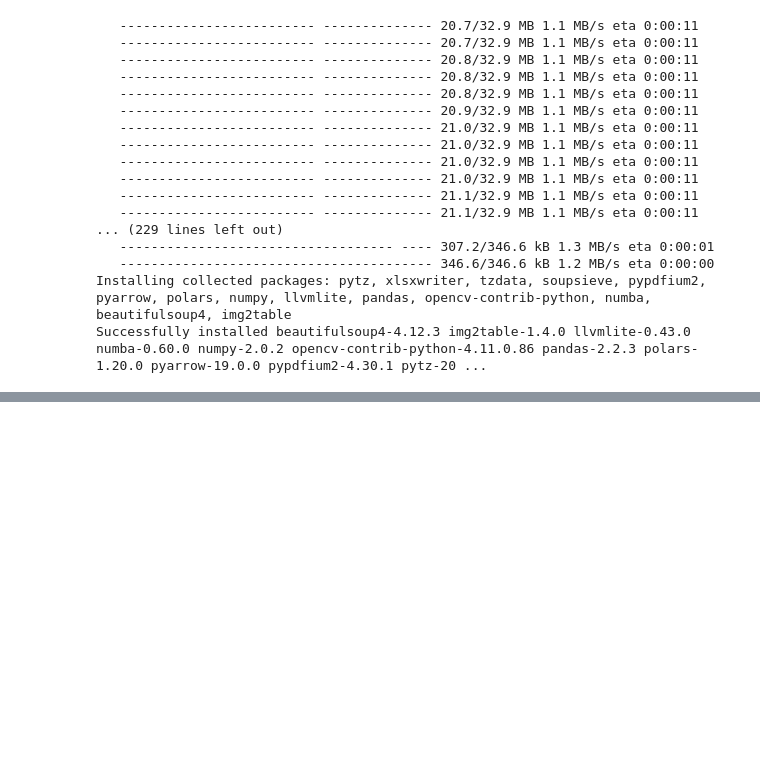
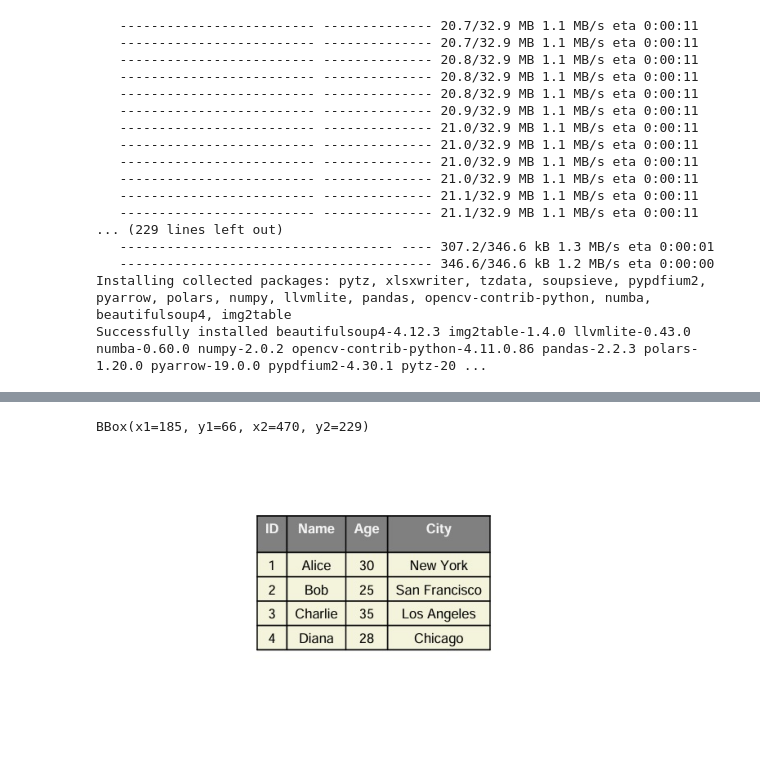
Before and after one commit to diemvs/table-parser, a Jupyter notebook: img2table/img2table_usage.ipynb, the cells around one changed output, grey strips where cells are left out. Saved outputs shown, nothing was run; the diff lists cells and outputs as text; code cells hidden in the pictures; blank space fills up the shorter version.

Commit message:
table detection example

```diff
--- a/img2table/img2table_usage.ipynb
+++ b/img2table/img2table_usage.ipynb
@@ -60,3 +82,31 @@ pdf_tables = pdf.extract_tables(ocr=ocr)
 
 # We can also create an excel file with the tables
 pdf.to_xlsx('results/tables.xlsx', ocr=ocr)
+# %%
+from img2table.document import Image
+from img2table.ocr import TesseractOCR
+import pandas as pd
+
+# Загрузка изображения с таблицей
+img_path = '../resources/images/4.jpg'
+img = Image(src=img_path)
+
+# Преобразование изображения с таблицей в структуру данных
+imgage_tables = img.extract_tables()
+
+imgage_tables[0].bbox
+# %% [output]
+BBox(x1=185, y1=66, x2=470, y2=229)
+# %%
+import cv2
+import matplotlib.pyplot as plt
+
+image = cv2.imread(img_path)
+
+image_rgb = cv2.cvtColor(image, cv2.COLOR_BGR2RGB)
+
+plt.imshow(image_rgb)
+plt.axis('off')  # Отключаем оси
+plt.show()
+# %% [output]
+[figure, added]
```
Also changed, not shown: parts of 2 cells of this notebook, 4 other files.
